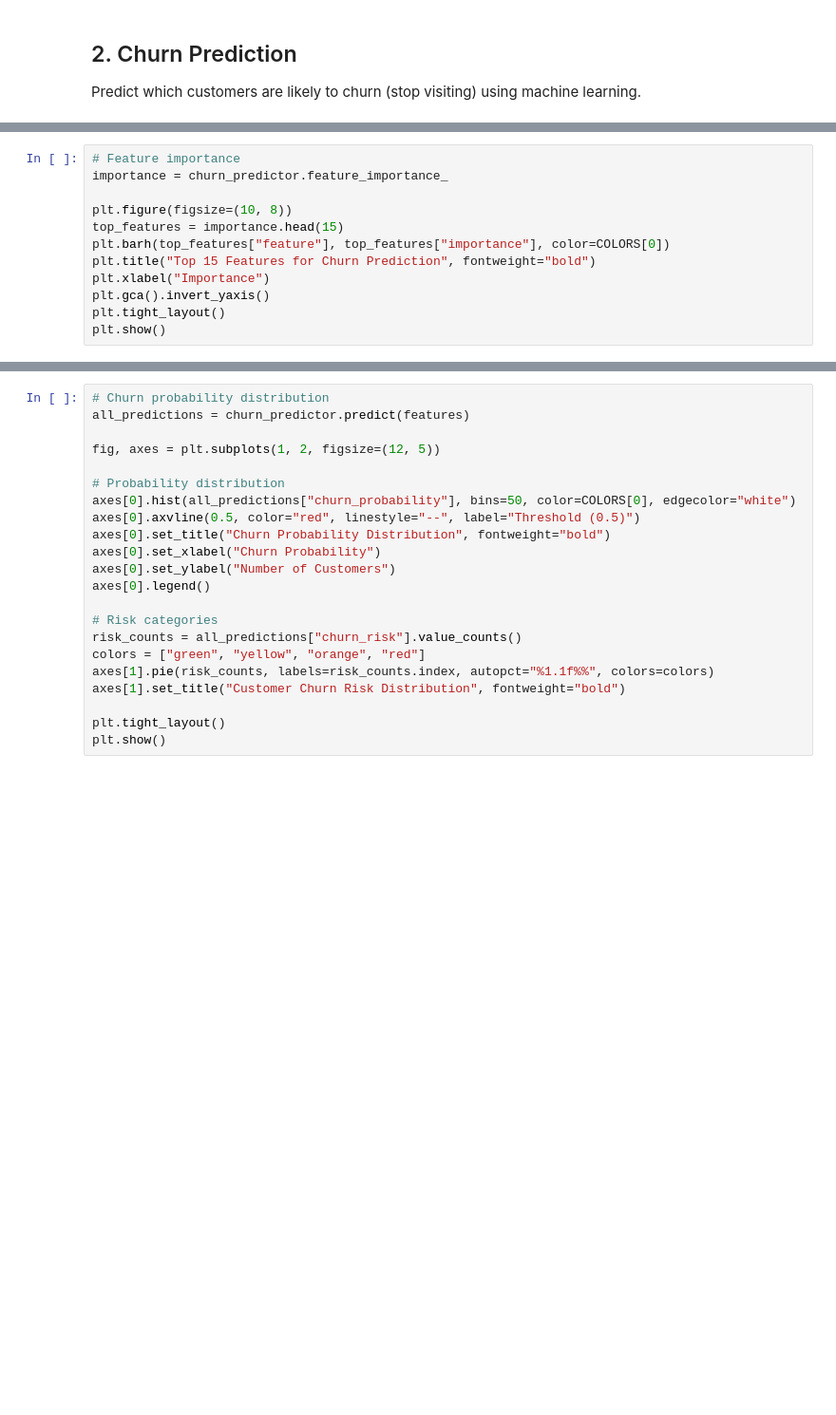
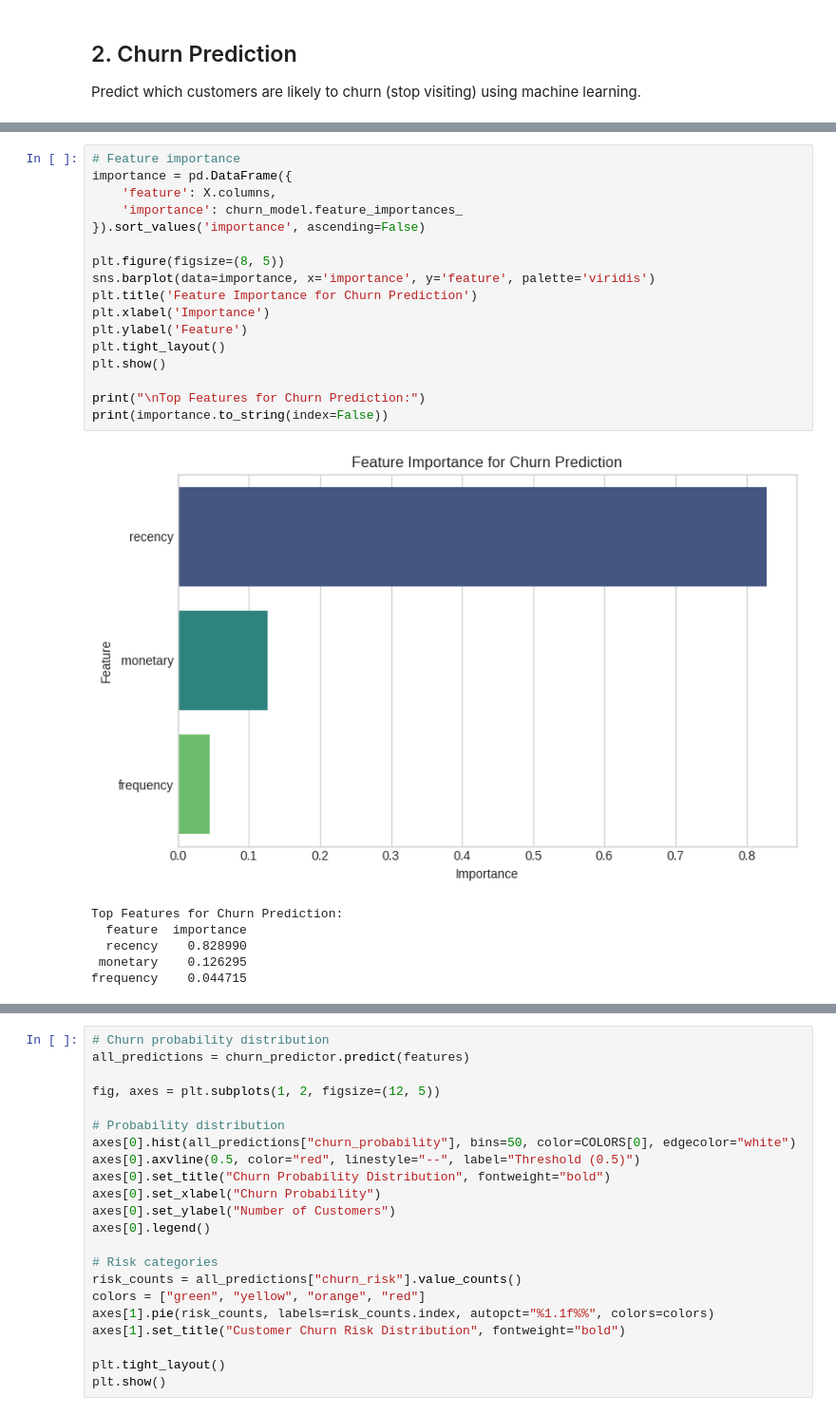
Before and after one commit to ashour-git/Restaurant_AI, a Jupyter notebook: notebooks/02_customer_analytics.ipynb, the cells around one changed output, grey strips where cells are left out. Shown at 95% size. Drawn from its saved outputs; the diff is of its cells as text; blank space fills up the shorter version.

```diff
--- a/notebooks/02_customer_analytics.ipynb
+++ b/notebooks/02_customer_analytics.ipynb
@@ -109,14 +261,26 @@ for metric, value in metrics.items():
 # %%
 # Feature importance
-importance = churn_predictor.feature_importance_
+importance = pd.DataFrame({
+    'feature': X.columns,
+    'importance': churn_model.feature_importances_
+}).sort_values('importance', ascending=False)
 
-plt.figure(figsize=(10, 8))
-top_features = importance.head(15)
-plt.barh(top_features["feature"], top_features["importance"], color=COLORS[0])
-plt.title("Top 15 Features for Churn Prediction", fontweight="bold")
-plt.xlabel("Importance")
-plt.gca().invert_yaxis()
+plt.figure(figsize=(8, 5))
+sns.barplot(data=importance, x='importance', y='feature', palette='viridis')
+plt.title('Feature Importance for Churn Prediction')
+plt.xlabel('Importance')
+plt.ylabel('Feature')
 plt.tight_layout()
 plt.show()
+
+print("\nTop Features for Churn Prediction:")
+print(importance.to_string(index=False))
+# %% [output]
+[figure, added]
+Top Features for Churn Prediction:
+  feature  importance
+  recency    0.828990
+ monetary    0.126295
+frequency    0.044715
 # %%
 # Get at-risk customers
```
Also changed, not shown: parts of 8 cells of this notebook, 17 other files.
